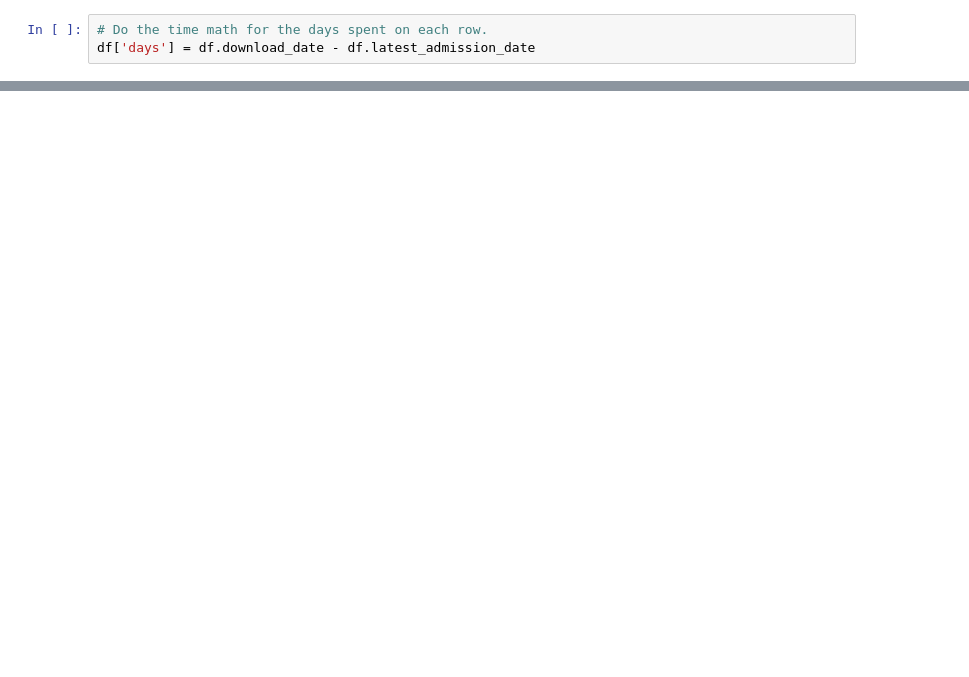
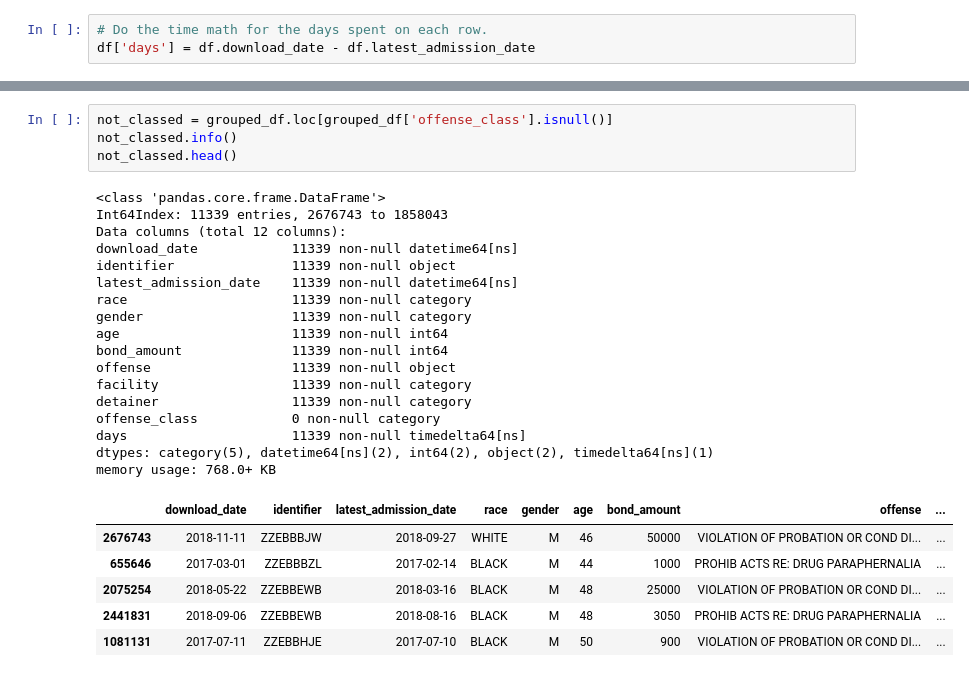
Before and after one commit to SlothDream/SBCap1_CT, a Jupyter notebook: CT_csv.ipynb, the cells around one changed output, grey strips where cells are left out. Saved outputs shown, nothing was run; the diff lists cells and outputs as text; blank space fills up the shorter version.

```diff
--- a/CT_csv.ipynb
+++ b/CT_csv.ipynb
@@ -244,0 +236,28 @@ memory usage: 2.2+ MB
+# %%
+not_classed = grouped_df.loc[grouped_df['offense_class'].isnull()]
+not_classed.info()
+not_classed.head()
+# %% [output]
+<class 'pandas.core.frame.DataFrame'>
+Int64Index: 11339 entries, 2676743 to 1858043
+Data columns (total 12 columns):
+download_date            11339 non-null datetime64[ns]
+identifier               11339 non-null object
+latest_admission_date    11339 non-null datetime64[ns]
+race                     11339 non-null category
+gender                   11339 non-null category
+age                      11339 non-null int64
+bond_amount              11339 non-null int64
+offense                  11339 non-null object
+facility                 11339 non-null category
+detainer                 11339 non-null category
+offense_class            0 non-null category
+days                     11339 non-null timedelta64[ns]
+dtypes: category(5), datetime64[ns](2), int64(2), object(2), timedelta64[ns](1)
+memory usage: 768.0+ KB
+|  | download_date | identifier | latest_admission_date | race | gender | age | bond_amount | offense | ... |
+| 2676743 | 2018-11-11 | ZZEBBBJW | 2018-09-27 | WHITE | M | 46 | 50000 | VIOLATION OF PROBATION OR COND DI... | ... |
+| 655646 | 2017-03-01 | ZZEBBBZL | 2017-02-14 | BLACK | M | 44 | 1000 | PROHIB ACTS RE: DRUG PARAPHERNALIA | ... |
+| 2075254 | 2018-05-22 | ZZEBBEWB | 2018-03-16 | BLACK | M | 48 | 25000 | VIOLATION OF PROBATION OR COND DI... | ... |
+| 2441831 | 2018-09-06 | ZZEBBEWB | 2018-08-16 | BLACK | M | 48 | 3050 | PROHIB ACTS RE: DRUG PARAPHERNALIA | ... |
+| 1081131 | 2017-07-11 | ZZEBBHJE | 2017-07-10 | BLACK | M | 50 | 900 | VIOLATION OF PROBATION OR COND DI... | ... |
```
Also changed, not shown: parts of 13 cells of this notebook.
